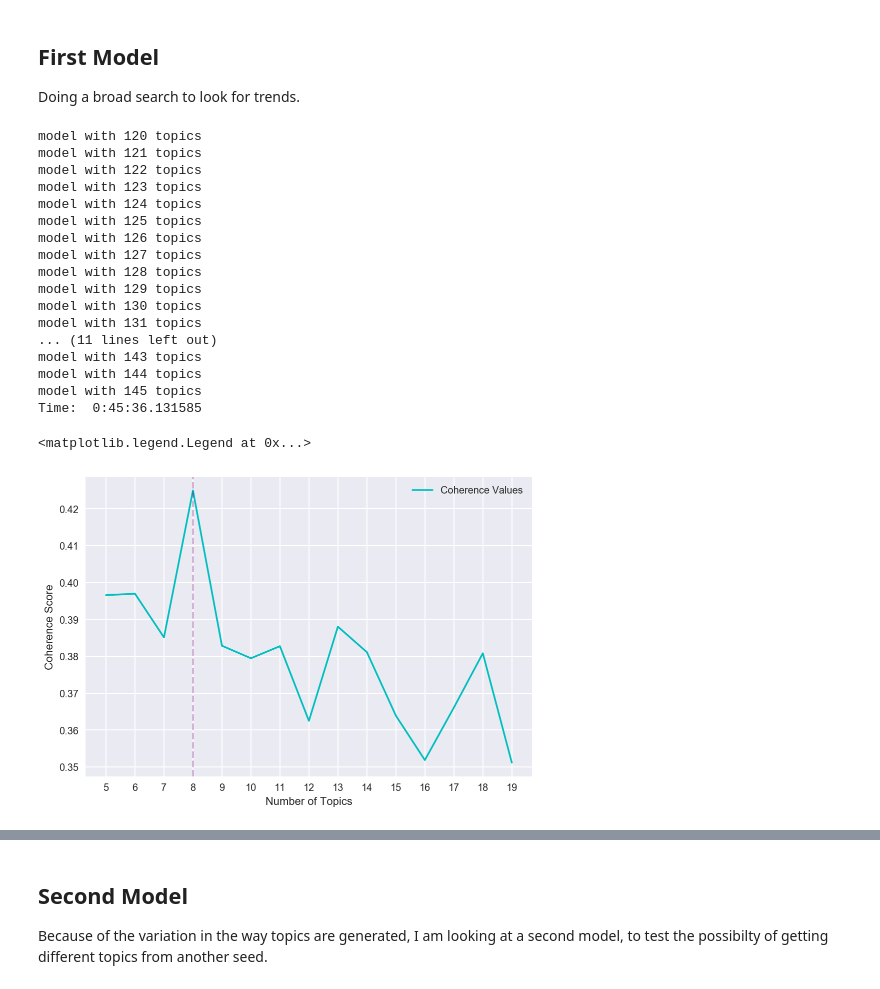
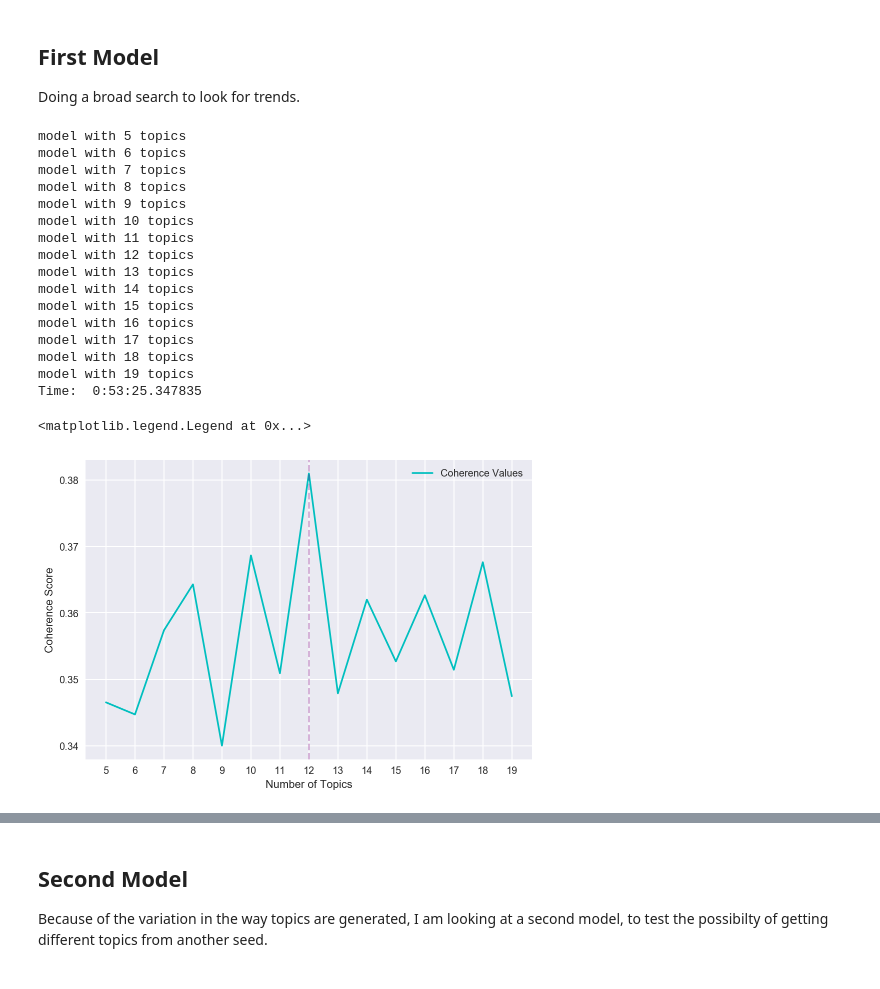
Before and after one commit to ZMBailey/movie_theme, a Jupyter notebook: themeter/dev/models.ipynb, the cells around one changed output, grey strips where cells are left out. Cells and saved outputs as stored; diff of their text form; code cells hidden in the pictures.

```diff
--- a/themeter/dev/models.ipynb
+++ b/themeter/dev/models.ipynb
@@ -119,7 +119,9 @@ stop_words += ['film', 'directed', 'film_directed', 'series',
                'produced', 'stars', 'released','premiered','features',
               'featuring','interviews','release','version','performances',
               'performance','perform','titled','title','distributed','featured',
-              'adaptation','character','role','including']
+              'adaptation','character','role','including','january','febuary',
+              'march','april','may','june','july','august','september','november'
+              ,'december']
 
 stop_words = set(stop_words).union(names)
 # %%
@@ -187,41 +189,40 @@ Now I'm creating a series of models to looks at coherence values for different n
 Doing a broad search to look for trends.
 # %%
 now = datetime.datetime.now()
-models1, coherence1 = get_coherence_vals(5,20,1,m_corpus,m_id2word,bigram,85)
+models3, coherence3 = get_coherence_vals(5,20,1,m_corpus,m_id2word,bigram,226)
 later = datetime.datetime.now()
 elapsed = later-now
 print("Time: ", elapsed)
 # %% [output]
-model with 120 topics
-model with 121 topics
-model with 122 topics
-model with 123 topics
-model with 124 topics
-model with 125 topics
-model with 126 topics
-model with 127 topics
-model with 128 topics
-model with 129 topics
-model with 130 topics
-model with 131 topics
-... (11 lines left out)
-model with 143 topics
-model with 144 topics
-model with 145 topics
-Time:  0:45:36.131585
+model with 5 topics
+model with 6 topics
+model with 7 topics
+model with 8 topics
+model with 9 topics
+model with 10 topics
+model with 11 topics
+model with 12 topics
+model with 13 topics
+model with 14 topics
+model with 15 topics
+model with 16 topics
+model with 17 topics
+model with 18 topics
+model with 19 topics
+Time:  0:53:25.347835
 # %%
 
 X = range(5,20,1)
 
 fig, ax = plt.subplots()
-ax.plot(X, coherence1, color="c", label="Coherence Values")
+ax.plot(X, coherence3, color="c", label="Coherence Values")
 ax.set_xlabel('Number of Topics')
 ax.set_ylabel('Coherence Score')
 ax.set_xticks(range(5,20))
-ax.axvline(8,linestyle='--',alpha=0.3,color="purple")
+ax.axvline(12,linestyle='--',alpha=0.3,color="purple")
 
 plt.legend()
 # %% [output]
 <matplotlib.legend.Legend at 0x...>
-[figure, old version]
+[figure, new version]
 # %%
```
Also changed, not shown: parts of 18 cells of this notebook, 12 other files.
